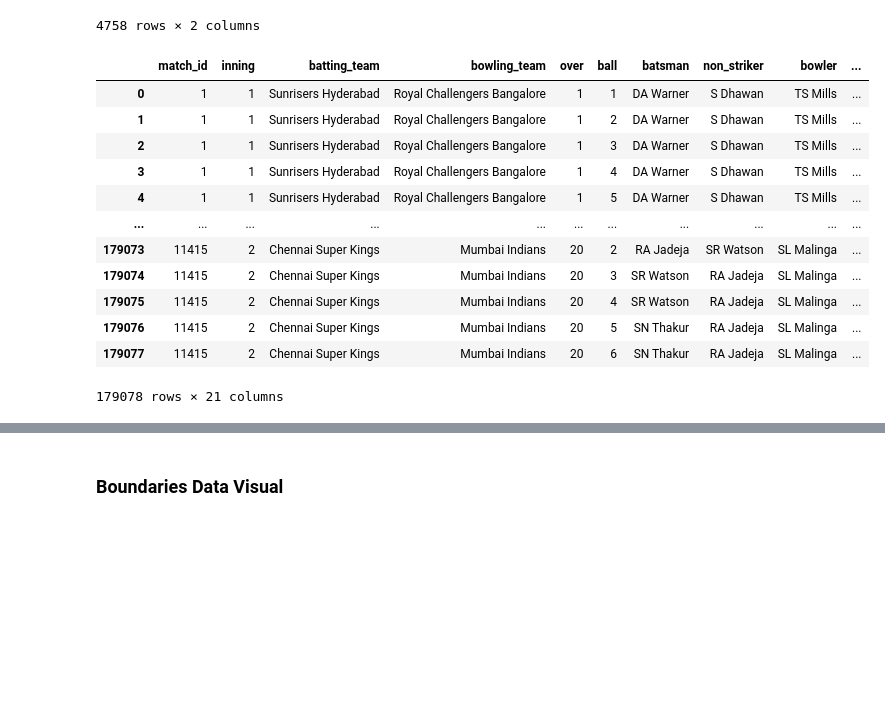
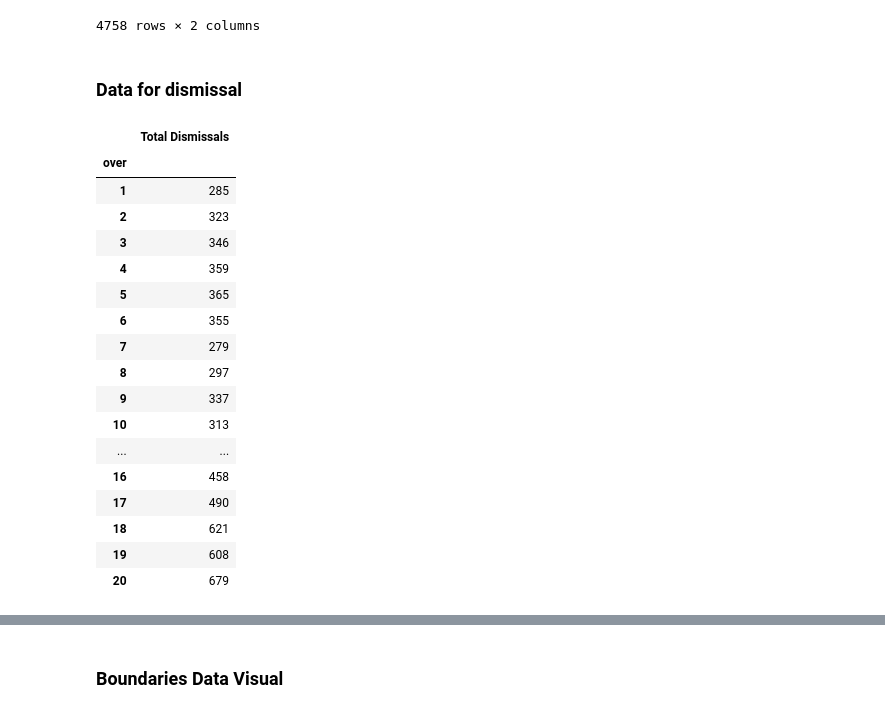
Before and after one commit to Utkarsh736/IPL_Data_Analysis, a Jupyter notebook: Template.ipynb, the cells around one changed output, grey strips where cells are left out. Cells and saved outputs as stored; diff of their text form; code cells hidden in the pictures; blank space fills up the shorter version.

```diff
--- a/Template.ipynb
+++ b/Template.ipynb
@@ -195,19 +197,28 @@ bo.over_run(1,1)
 | 178834 | 1 | 0 |
 | 178835 | 1 | 0 |
 4758 rows × 2 columns
+# %% [markdown]
+### Data for dismissal
 # %%
-deliveries_df
+out_df = deliveries_df.dropna(subset=['player_dismissed']).loc[(deliveries_df['dismissal_kind']!='run out')]
+data_df = out_df.value_counts('over').sort_index().to_frame('Total Dismissals')
+data_df
 # %% [output]
-|  | match_id | inning | batting_team | bowling_team | over | ball | batsman | non_striker | bowler | ... |
-| 0 | 1 | 1 | Sunrisers Hyderabad | Royal Challengers Bangalore | 1 | 1 | DA Warner | S Dhawan | TS Mills | ... |
-| 1 | 1 | 1 | Sunrisers Hyderabad | Royal Challengers Bangalore | 1 | 2 | DA Warner | S Dhawan | TS Mills | ... |
-| 2 | 1 | 1 | Sunrisers Hyderabad | Royal Challengers Bangalore | 1 | 3 | DA Warner | S Dhawan | TS Mills | ... |
-| 3 | 1 | 1 | Sunrisers Hyderabad | Royal Challengers Bangalore | 1 | 4 | DA Warner | S Dhawan | TS Mills | ... |
-| 4 | 1 | 1 | Sunrisers Hyderabad | Royal Challengers Bangalore | 1 | 5 | DA Warner | S Dhawan | TS Mills | ... |
-| ... | ... | ... | ... | ... | ... | ... | ... | ... | ... | ... |
-| 179073 | 11415 | 2 | Chennai Super Kings | Mumbai Indians | 20 | 2 | RA Jadeja | SR Watson | SL Malinga | ... |
-| 179074 | 11415 | 2 | Chennai Super Kings | Mumbai Indians | 20 | 3 | SR Watson | RA Jadeja | SL Malinga | ... |
-| 179075 | 11415 | 2 | Chennai Super Kings | Mumbai Indians | 20 | 4 | SR Watson | RA Jadeja | SL Malinga | ... |
-| 179076 | 11415 | 2 | Chennai Super Kings | Mumbai Indians | 20 | 5 | SN Thakur | RA Jadeja | SL Malinga | ... |
-| 179077 | 11415 | 2 | Chennai Super Kings | Mumbai Indians | 20 | 6 | SN Thakur | RA Jadeja | SL Malinga | ... |
+|  | Total Dismissals |
+| over |  |
+| 1 | 285 |
+| 2 | 323 |
+| 3 | 346 |
+| 4 | 359 |
+| 5 | 365 |
+| 6 | 355 |
+| 7 | 279 |
+| 8 | 297 |
+| 9 | 337 |
+| 10 | 313 |
+| ... | ... |
+| 16 | 458 |
+| 17 | 490 |
+| 18 | 621 |
+| 19 | 608 |
+| 20 | 679 |
-179078 rows × 21 columns
```
Also changed, not shown: parts of 6 cells of this notebook.
